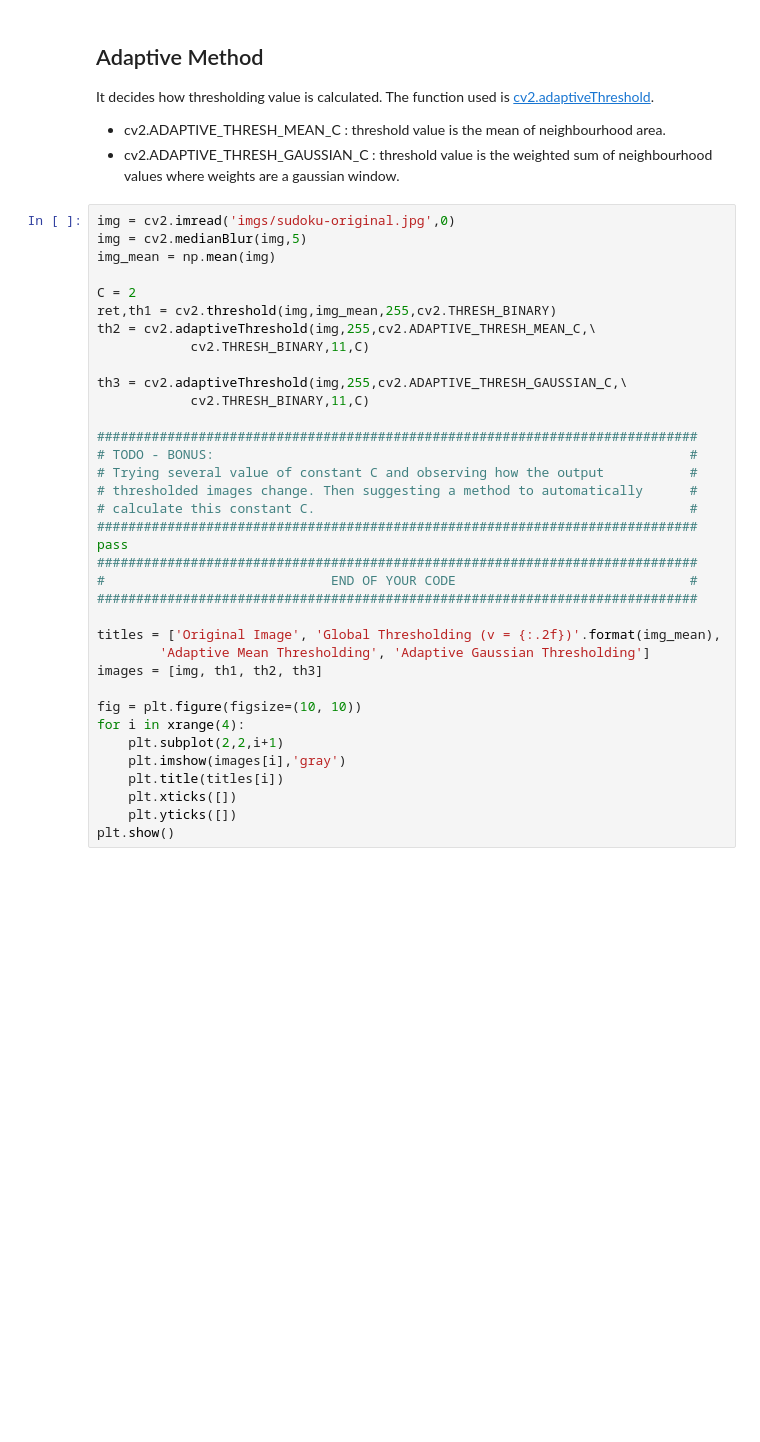
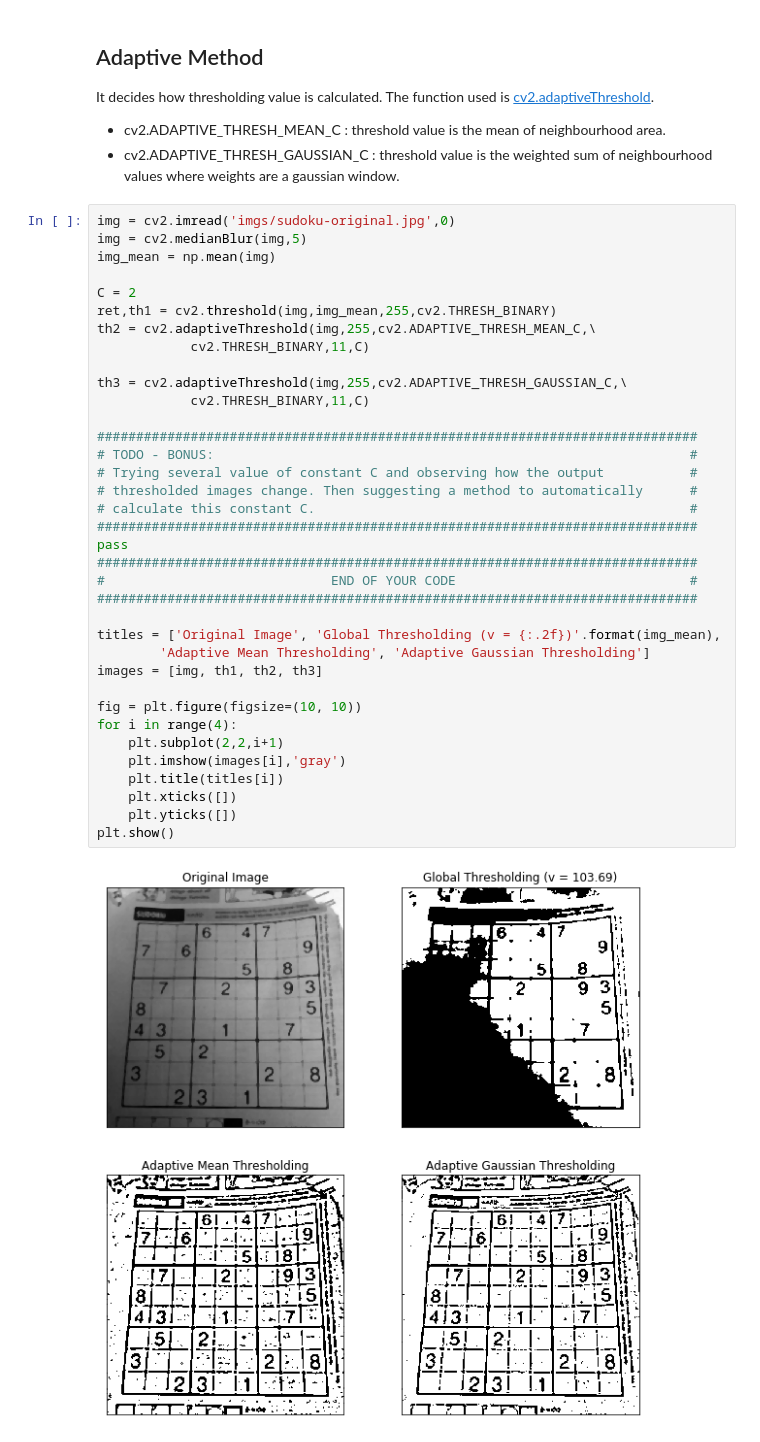
Before and after one commit to ghosalya/50035computervision, a Jupyter notebook: Lab1/OpenCV.ipynb, the cells around one changed output. Cells and saved outputs as stored; diff of their text form; blank space fills up the shorter version.

```diff
--- a/Lab1/OpenCV.ipynb
+++ b/Lab1/OpenCV.ipynb
@@ -881,31 +881,33 @@ img_mean = np.mean(img)
 C = 2
 ret,th1 = cv2.threshold(img,img_mean,255,cv2.THRESH_BINARY)
 th2 = cv2.adaptiveThreshold(img,255,cv2.ADAPTIVE_THRESH_MEAN_C,\
             cv2.THRESH_BINARY,11,C)
 
 th3 = cv2.adaptiveThreshold(img,255,cv2.ADAPTIVE_THRESH_GAUSSIAN_C,\
             cv2.THRESH_BINARY,11,C)
 
 #############################################################################
 # TODO - BONUS:                                                             #
 # Trying several value of constant C and observing how the output           #
 # thresholded images change. Then suggesting a method to automatically      #
 # calculate this constant C.                                                #
 #############################################################################
 pass
 #############################################################################
 #                             END OF YOUR CODE                              #
 #############################################################################
 
 titles = ['Original Image', 'Global Thresholding (v = {:.2f})'.format(img_mean),
         'Adaptive Mean Thresholding', 'Adaptive Gaussian Thresholding']
 images = [img, th1, th2, th3]
 
 fig = plt.figure(figsize=(10, 10))
-for i in xrange(4):
+for i in range(4):
     plt.subplot(2,2,i+1)
     plt.imshow(images[i],'gray')
     plt.title(titles[i])
     plt.xticks([])
     plt.yticks([])
 plt.show()
+# %% [output]
+[figure, added]
```
Also changed, not shown: 2 other files.
